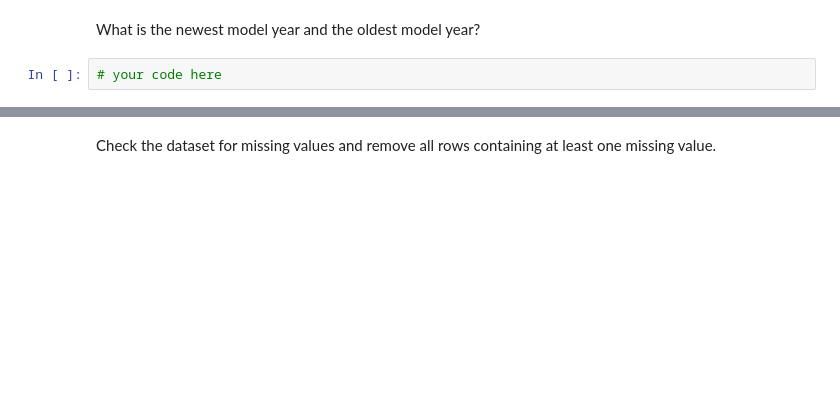
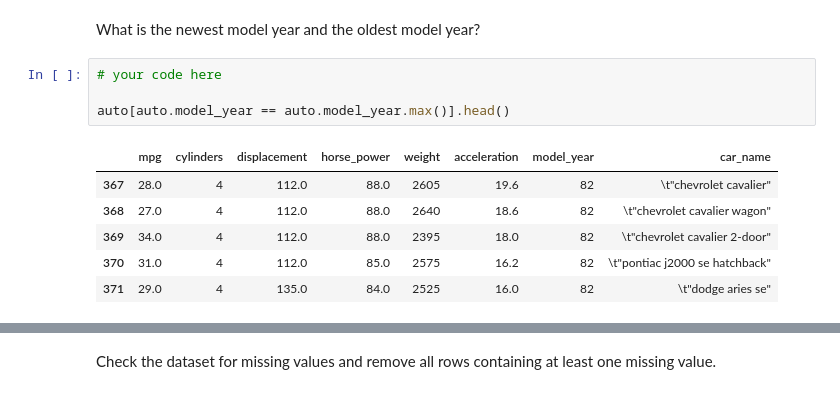
Before and after one commit to ta-data-bcn/lab-supervised-learning-sklearn, a Jupyter notebook: your-code/main.ipynb, the cells around one changed output, grey strips where cells are left out. Saved outputs shown, nothing was run; the diff lists cells and outputs as text; blank space fills up the shorter version.

```diff
--- a/your-code/main.ipynb
+++ b/your-code/main.ipynb
@@ -159,3 +312,12 @@ Evaluate the data to ensure that all numeric columns are correctly detected as s
 What is the newest model year and the oldest model year?
 # %%
 # your code here
+
+auto[auto.model_year == auto.model_year.max()].head()
+# %% [output]
+|  | mpg | cylinders | displacement | horse_power | weight | acceleration | model_year | car_name |
+| 367 | 28.0 | 4 | 112.0 | 88.0 | 2605 | 19.6 | 82 | \t"chevrolet cavalier" |
+| 368 | 27.0 | 4 | 112.0 | 88.0 | 2640 | 18.6 | 82 | \t"chevrolet cavalier wagon" |
+| 369 | 34.0 | 4 | 112.0 | 88.0 | 2395 | 18.0 | 82 | \t"chevrolet cavalier 2-door" |
+| 370 | 31.0 | 4 | 112.0 | 85.0 | 2575 | 16.2 | 82 | \t"pontiac j2000 se hatchback" |
+| 371 | 29.0 | 4 | 135.0 | 84.0 | 2525 | 16.0 | 82 | \t"dodge aries se" |
```
Also changed, not shown: parts of 42 cells of this notebook, 1 other file.
